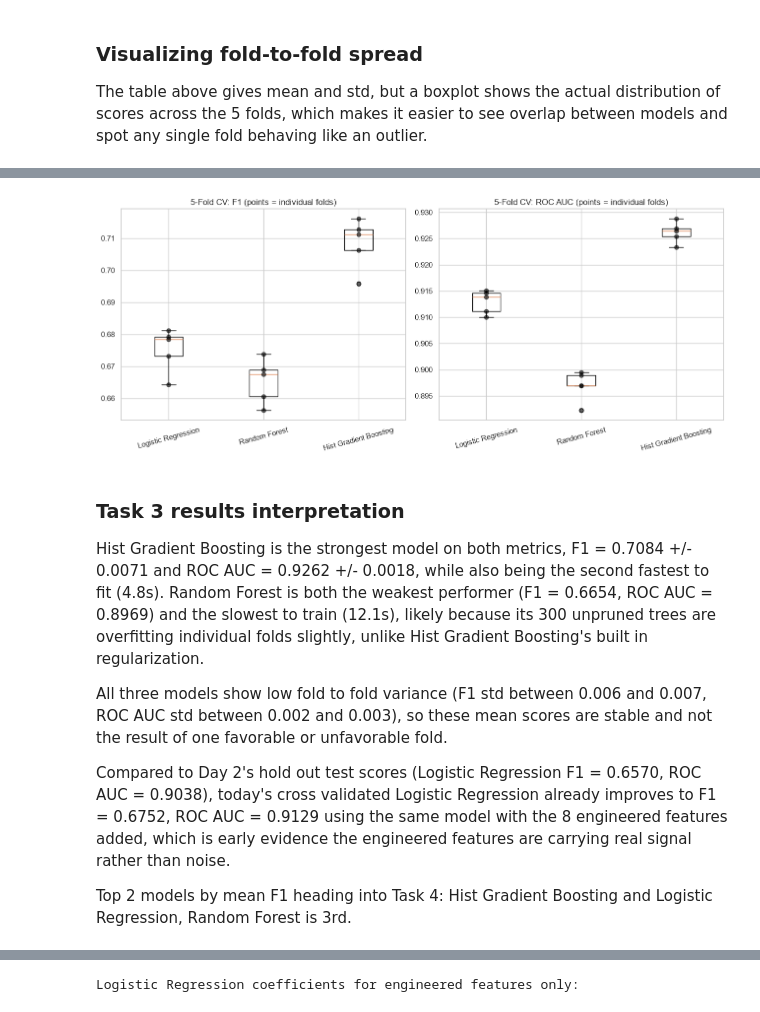
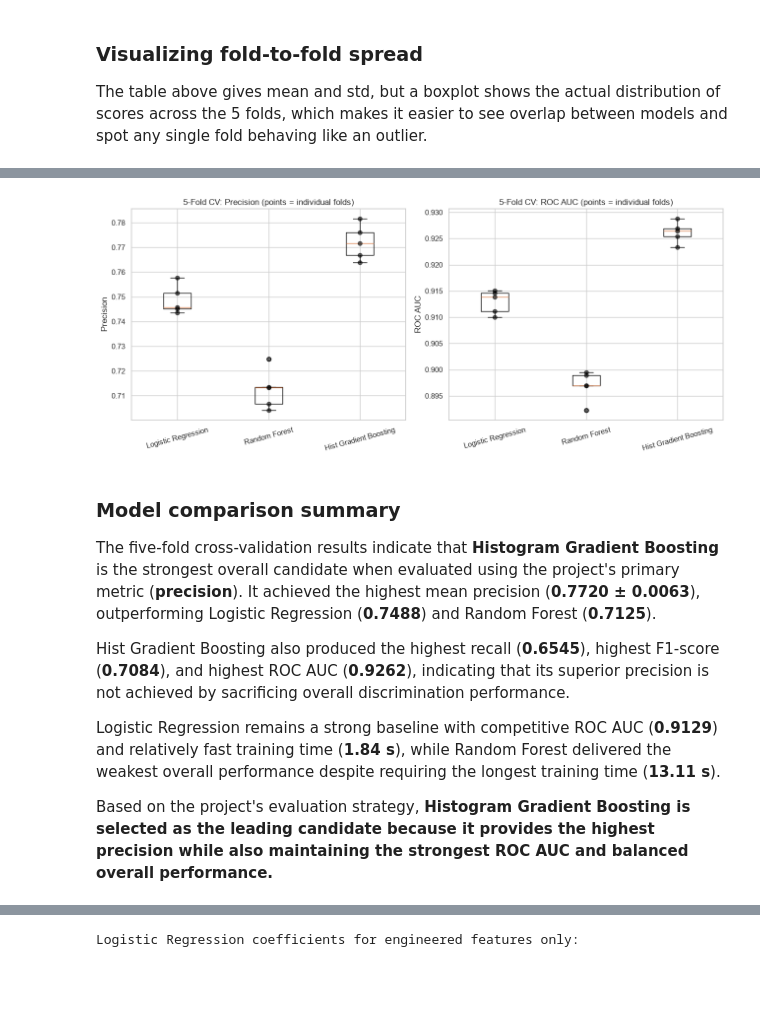
Before and after one commit to Dev-Squad-2-0/rania-shoaib, a Jupyter notebook: Week-4/Day-3/week4_day3_adult_income.ipynb, the cells around one changed output, grey strips where cells are left out. Cells and saved outputs as stored; diff of their text form; code cells hidden in the pictures; blank space fills up the shorter version.

```diff
--- a/Week-4/Day-3/week4_day3_adult_income.ipynb
+++ b/Week-4/Day-3/week4_day3_adult_income.ipynb
@@ -943,20 +925,40 @@ spot any single fold behaving like an outlier.
 fig, axes = plt.subplots(1, 2, figsize=(13, 5.5))
 model_names = list(candidate_models.keys())
 
+# Precision scatter points
 for i, name in enumerate(model_names):
-    y_f1 = cv_results[name]["test_f1"]
-    axes[0].scatter([i + 1] * len(y_f1), y_f1, color="black", alpha=0.6, zorder=3)
+    y_precision = cv_results[name]["test_precision"]
+    axes[0].scatter(
+        [i + 1] * len(y_precision),
+        y_precision,
+        color="black",
+        alpha=0.6,
+        zorder=3,
+    )
+
+# ROC AUC scatter points
+for i, name in enumerate(model_names):
     y_auc = cv_results[name]["test_roc_auc"]
-    axes[1].scatter([i + 1] * len(y_auc), y_auc, color="black", alpha=0.6, zorder=3)
+    axes[1].scatter(
+        [i + 1] * len(y_auc),
+        y_auc,
+        color="black",
+        alpha=0.6,
+        zorder=3,
+    )
 
-axes[0].boxplot([cv_results[name]["test_f1"] for name in model_names])
+# Precision boxplot
+axes[0].boxplot([cv_results[name]["test_precision"] for name in model_names])
 axes[0].set_xticks(range(1, len(model_names) + 1))
 axes[0].set_xticklabels(model_names, rotation=15)
-axes[0].set_title("5-Fold CV: F1 (points = individual folds)")
+axes[0].set_ylabel("Precision")
+axes[0].set_title("5-Fold CV: Precision (points = individual folds)")
 
+# ROC AUC boxplot
 axes[1].boxplot([cv_results[name]["test_roc_auc"] for name in model_names])
 axes[1].set_xticks(range(1, len(model_names) + 1))
 axes[1].set_xticklabels(model_names, rotation=15)
+axes[1].set_ylabel("ROC AUC")
 axes[1].set_title("5-Fold CV: ROC AUC (points = individual folds)")
 
 plt.tight_layout()
@@ -971,24 +968,14 @@ task: <Task pending name='Task-412' coro=<Kernel.shell_main() running at C:\User
-[figure, old version]
+[figure, new version]
 # %% [markdown]
-### Task 3 results interpretation
+### Model comparison summary
 
-Hist Gradient Boosting is the strongest model on both metrics, F1 = 0.7084 +/- 0.0071
-and ROC AUC = 0.9262 +/- 0.0018, while also being the second fastest to fit (4.8s).
-Random Forest is both the weakest performer (F1 = 0.6654, ROC AUC = 0.8969) and the
-slowest to train (12.1s), likely because its 300 unpruned trees are overfitting
-individual folds slightly, unlike Hist Gradient Boosting's built in regularization.
+The five-fold cross-validation results indicate that **Histogram Gradient Boosting** is the strongest overall candidate when evaluated using the project's primary metric (**precision**). It achieved the highest mean precision (**0.7720 ± 0.0063**), outperforming Logistic Regression (**0.7488**) and Random Forest (**0.7125**).
 
-All three models show low fold to fold variance (F1 std between 0.006 and 0.007,
-ROC AUC std between 0.002 and 0.003), so these mean scores are stable and not the
-result of one favorable or unfavorable fold.
+Hist Gradient Boosting also produced the highest recall (**0.6545**), highest F1-score (**0.7084**), and highest ROC AUC (**0.9262**), indicating that its superior precision is not achieved by sacrificing overall discrimination performance.
 
-Compared to Day 2's hold out test scores (Logistic Regression F1 = 0.6570, ROC AUC
-= 0.9038), today's cross validated Logistic Regression already improves to F1 = 0.6752,
-ROC AUC = 0.9129 using the same model with the 8 engineered features added, which is
-early evidence the engineered features are carrying real signal rather than noise.
+Logistic Regression remains a strong baseline with competitive ROC AUC (**0.9129**) and relatively fast training time (**1.84 s**), while Random Forest delivered the weakest overall performance despite requiring the longest training time (**13.11 s**).
 
-Top 2 models by mean F1 heading into Task 4: Hist Gradient Boosting and Logistic
-Regression, Random Forest is 3rd.
+Based on the project's evaluation strategy, **Histogram Gradient Boosting is selected as the leading candidate because it provides the highest precision while also maintaining the strongest ROC AUC and balanced overall performance.**
 # %% [markdown]
 ## Task 4: Statistical Comparison & Feature Importance
 
```
Also changed, not shown: parts of 16 cells of this notebook, 3 other files.
